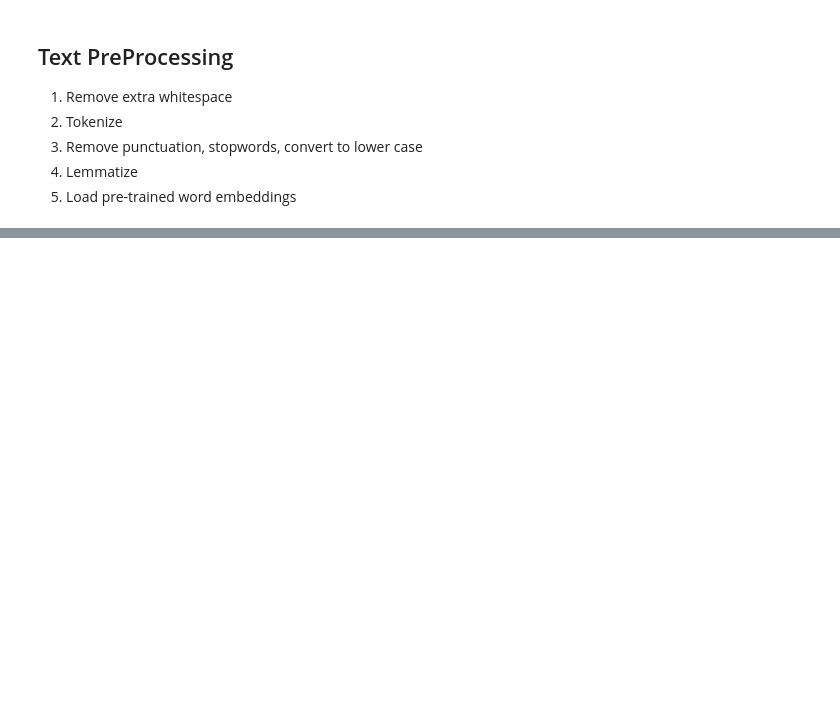
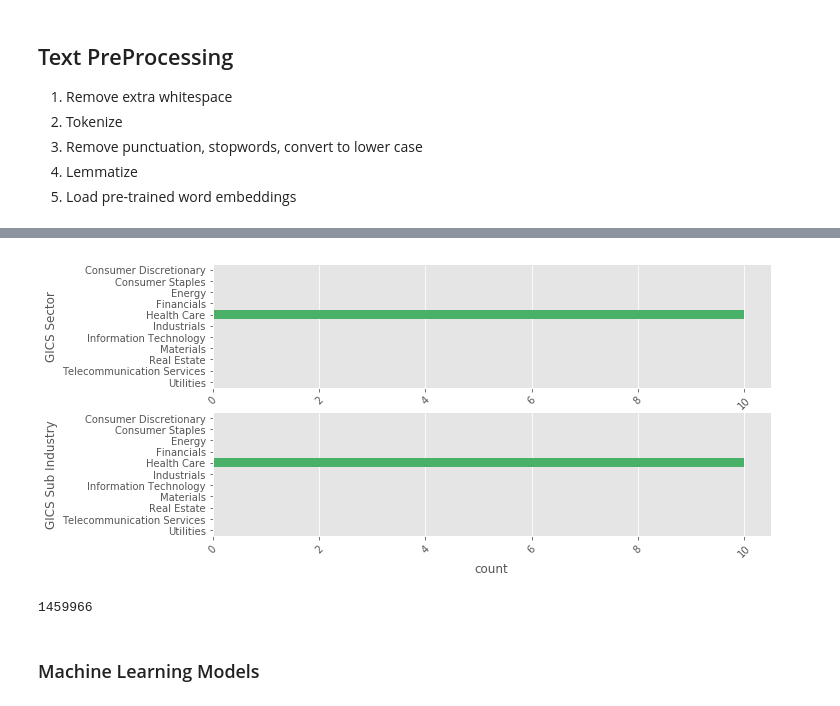
Before and after one commit to yiaktan/NLP-Stock-Prediction, a Jupyter notebook: Data Collection & PreProcessing.ipynb, the cells around one changed output, grey strips where cells are left out. Cells and saved outputs as stored; diff of their text form; code cells hidden in the pictures; blank space fills up the shorter version.

```diff
--- a/Data Collection & PreProcessing.ipynb
+++ b/Data Collection & PreProcessing.ipynb
@@ -408,0 +439,17 @@ cleanup_text(text)
+# %%
+plt.figure(figsize=[10,5])
+plt.subplot(211)
+sns.countplot(y=df['GICS Sector'])
+
+plt.subplot(212)
+sns.countplot(y=df['GICS Sub Industry'])
+
+plt.show()
+# %% [output]
+[figure, added]
+# %%
+df.memory_usage(deep=True,index=True).sum()
+# %% [output]
+1459966
+# %% [markdown]
+### Machine Learning Models
```
Also changed, not shown: parts of 20 cells of this notebook.
